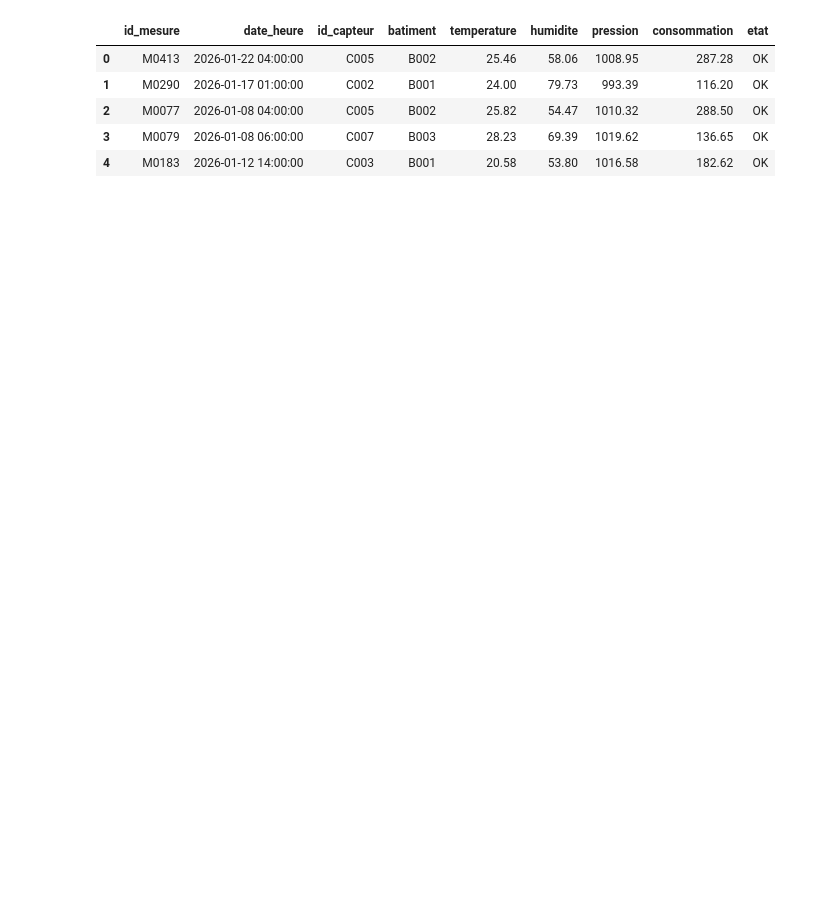
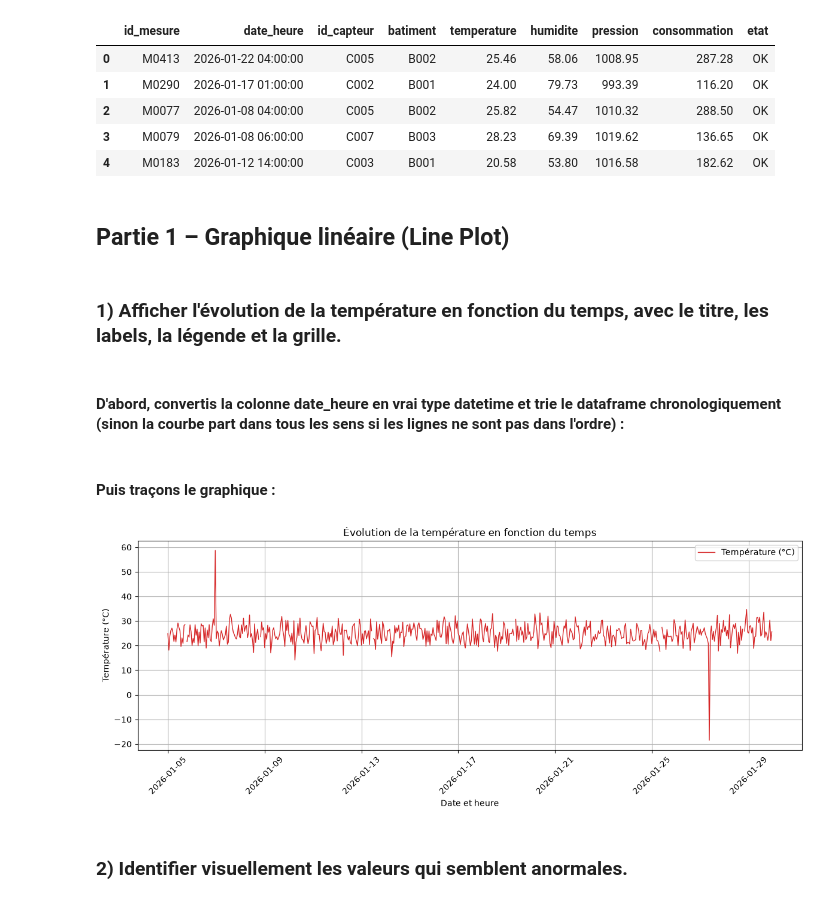
Before and after one commit to Fattimm/atelierMatplotlib, a Jupyter notebook: notebooks/atelier_matplotlib_iot.ipynb, the cells around one changed output. Cells and saved outputs as stored; diff of their text form; code cells hidden in the pictures; blank space fills up the shorter version.

Commit message:
Partie 1 – Graphique linéaire (Line Plot)

```diff
--- a/notebooks/atelier_matplotlib_iot.ipynb
+++ b/notebooks/atelier_matplotlib_iot.ipynb
@@ -37,3 +37,31 @@ df.head()
 | 2 | M0077 | 2026-01-08 04:00:00 | C005 | B002 | 25.82 | 54.47 | 1010.32 | 288.50 | OK |
 | 3 | M0079 | 2026-01-08 06:00:00 | C007 | B003 | 28.23 | 69.39 | 1019.62 | 136.65 | OK |
 | 4 | M0183 | 2026-01-12 14:00:00 | C003 | B001 | 20.58 | 53.80 | 1016.58 | 182.62 | OK |
+# %% [markdown]
+## Partie 1 – Graphique linéaire (Line Plot)
+# %% [markdown]
+### 1) Afficher l'évolution de la température en fonction du temps, avec le titre, les labels, la légende et la grille.
+# %% [markdown]
+#### D'abord, convertis la colonne date_heure en vrai type datetime et trie le dataframe chronologiquement (sinon la courbe part dans tous les sens si les lignes ne sont pas dans l'ordre) :
+# %%
+df["date_heure"] = pd.to_datetime(df["date_heure"])
+df_sorted = df.sort_values("date_heure")
+# %% [markdown]
+#### Puis traçons le graphique :
+# %%
+plt.figure(figsize=(12, 5))
+plt.plot(df_sorted["date_heure"], df_sorted["temperature"],
+         color="tab:red", linewidth=1, label="Température (°C)")
+
+plt.title("Évolution de la température en fonction du temps")
+plt.xlabel("Date et heure")
+plt.ylabel("Température (°C)")
+plt.legend()
+plt.grid(True)
+plt.xticks(rotation=45)
+plt.tight_layout()
+plt.show()
+# %% [output]
+[figure, added]
+# %% [markdown]
+### 2) Identifier visuellement les valeurs qui semblent anormales.
```
Also changed, not shown: parts of 1 cell of this notebook.
